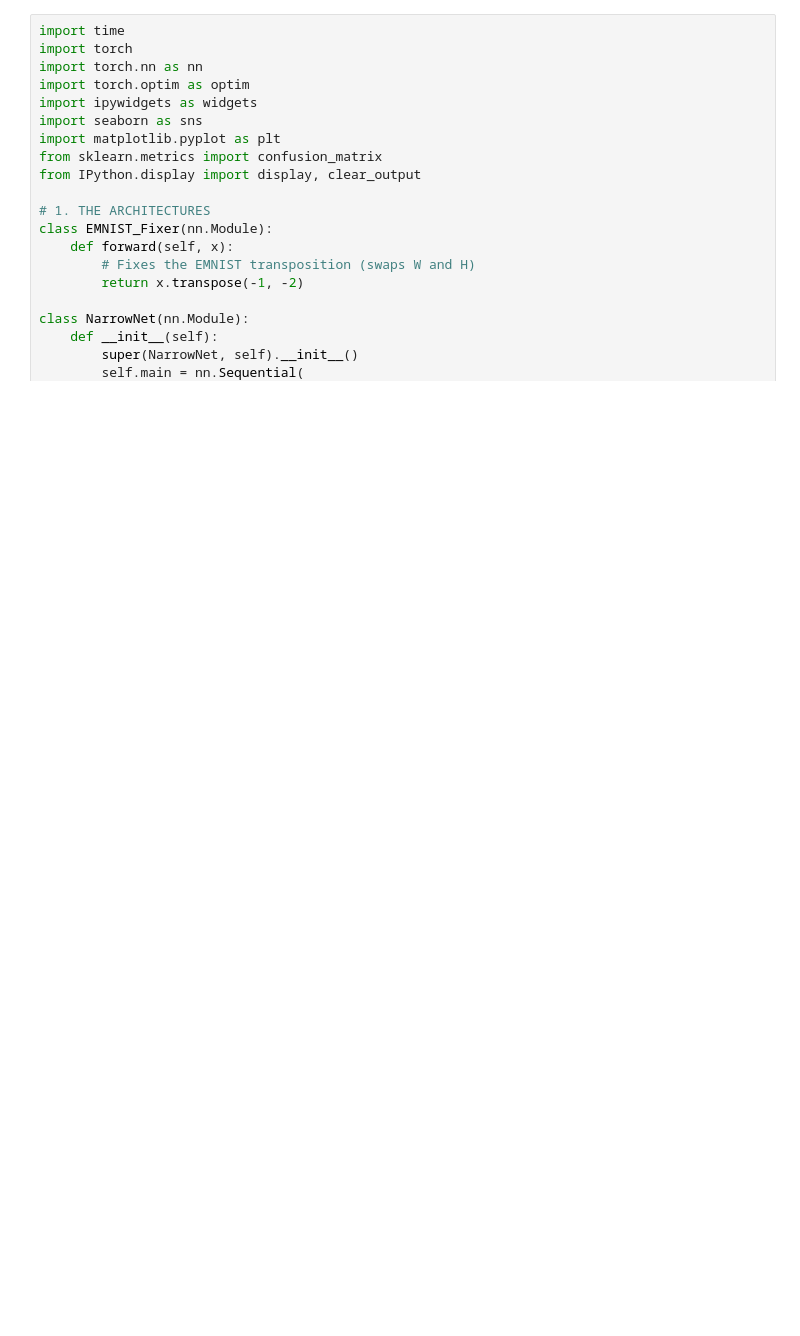
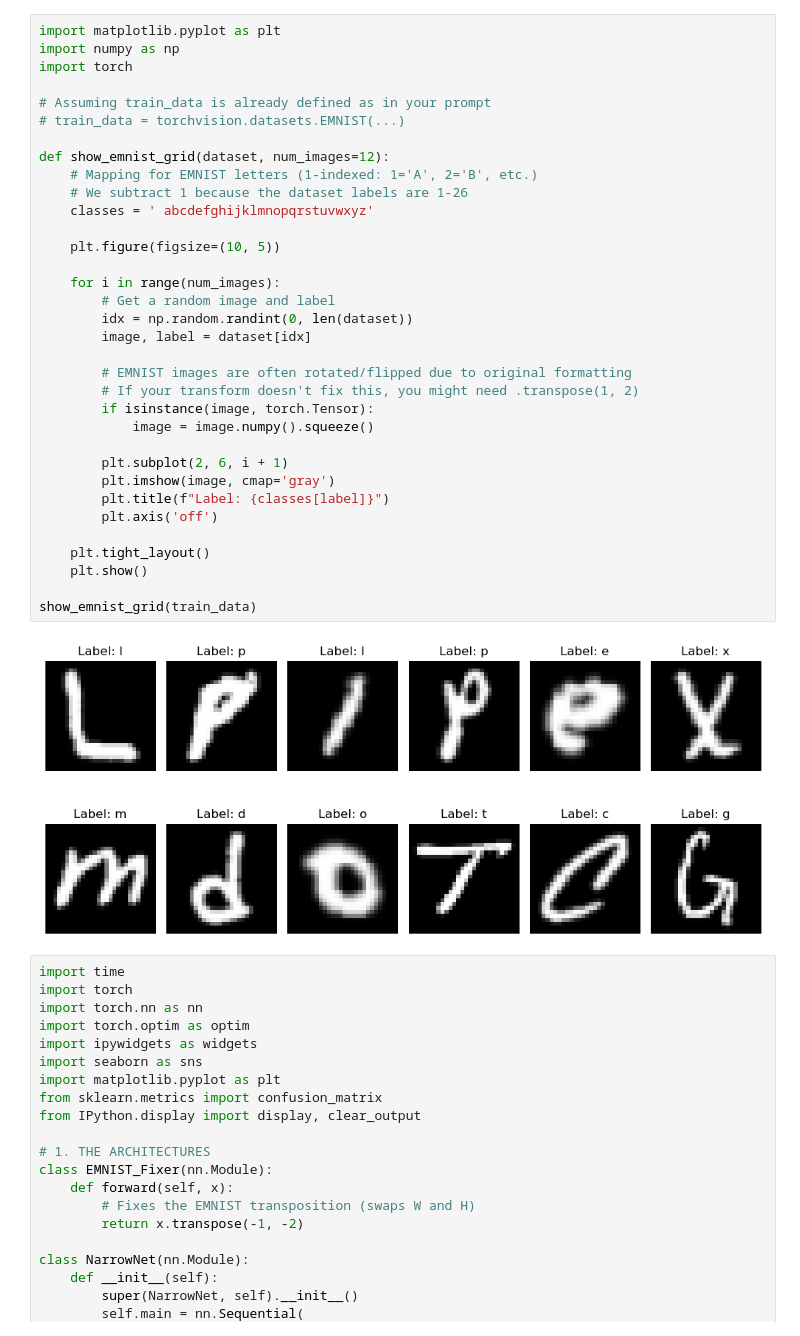
Before and after one commit to emfink/MDX, a Jupyter notebook: AEDFeb2026TorchDigits.ipynb, the cells around one changed output. Saved outputs shown, nothing was run; the diff lists cells and outputs as text; blank space fills up the shorter version.

```diff
--- a/AEDFeb2026TorchDigits.ipynb
+++ b/AEDFeb2026TorchDigits.ipynb
@@ -366,3 +402,39 @@ print(f"✅ Data Ready! Narrow set: 500 samples | Diverse set: 10,000 samples.")
+# %%
+import matplotlib.pyplot as plt
+import numpy as np
+import torch
+
+# Assuming train_data is already defined as in your prompt
+# train_data = torchvision.datasets.EMNIST(...)
+
+def show_emnist_grid(dataset, num_images=12):
+    # Mapping for EMNIST letters (1-indexed: 1='A', 2='B', etc.)
+    # We subtract 1 because the dataset labels are 1-26
+    classes = ' abcdefghijklmnopqrstuvwxyz'
+
+    plt.figure(figsize=(10, 5))
+
+    for i in range(num_images):
+        # Get a random image and label
+        idx = np.random.randint(0, len(dataset))
+        image, label = dataset[idx]
+
+        # EMNIST images are often rotated/flipped due to original formatting
+        # If your transform doesn't fix this, you might need .transpose(1, 2)
+        if isinstance(image, torch.Tensor):
+            image = image.numpy().squeeze()
+
+        plt.subplot(2, 6, i + 1)
+        plt.imshow(image, cmap='gray')
+        plt.title(f"Label: {classes[label]}")
+        plt.axis('off')
+
+    plt.tight_layout()
+    plt.show()
+
+show_emnist_grid(train_data)
+# %% [output]
+[figure, added]
 # %%
 import time
 import torch
```
Also changed, not shown: parts of 3 cells of this notebook.
